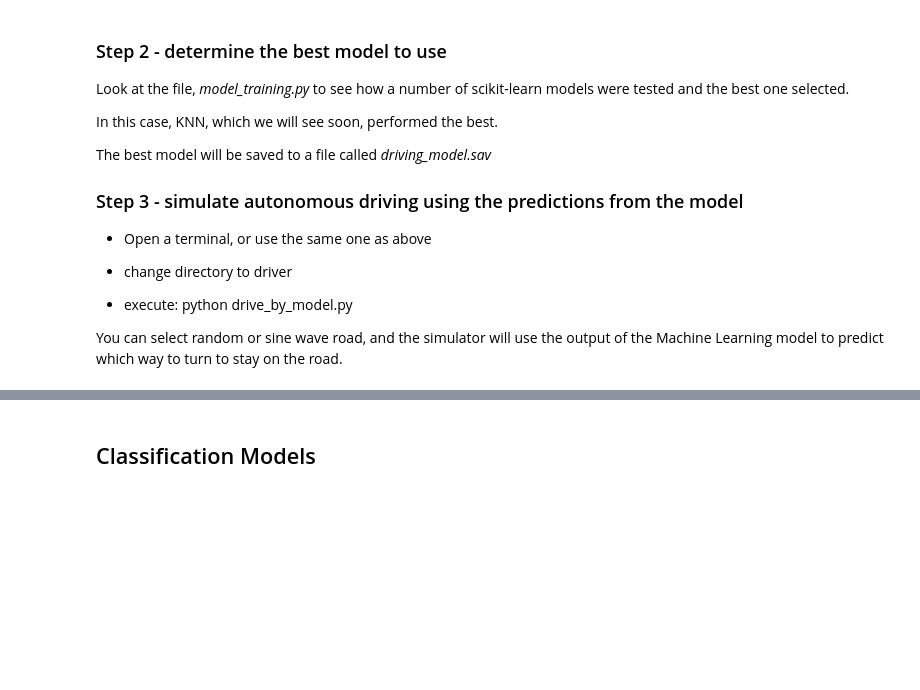
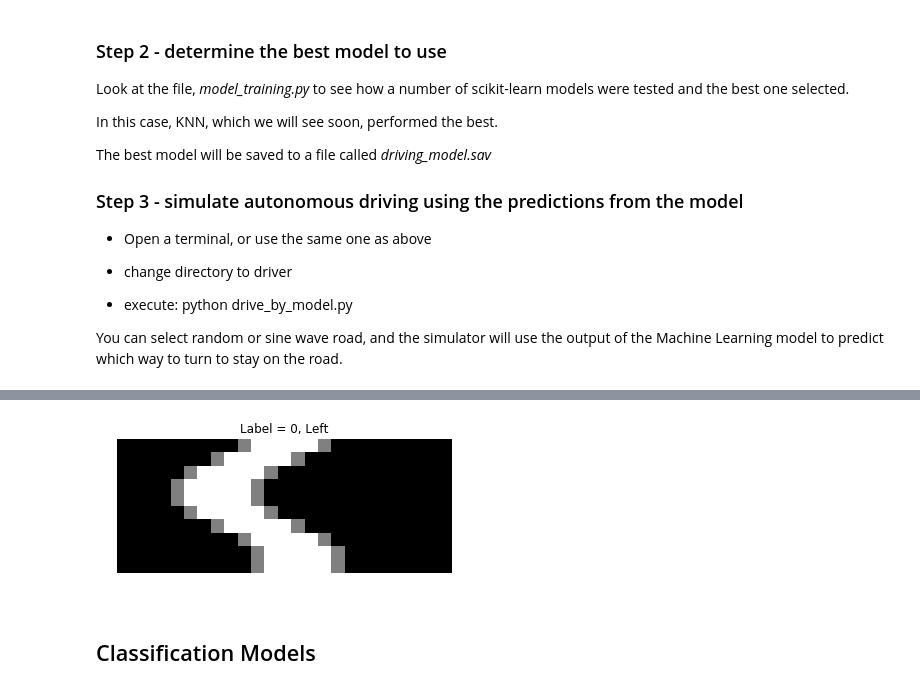
Before and after one commit to youngsoul/supervised-machine-learning-with-scikit-learn, a Jupyter notebook: SupervisedLearningWithScikitLearn.ipynb, the cells around one changed output, grey strips where cells are left out. Drawn from its saved outputs; the diff is of its cells as text; code cells hidden in the pictures; blank space fills up the shorter version.

```diff
--- a/SupervisedLearningWithScikitLearn.ipynb
+++ b/SupervisedLearningWithScikitLearn.ipynb
@@ -272,3 +302,8 @@ You can select random or sine wave road, and the simulator will use the output o
+# %%
+row = 66
+show_road(matrix[row][1:], "Label = {}, {}".format(matrix[row][0], direction[matrix[row][0]]))
+# %% [output]
+[figure, added]
 # %% [markdown]
 ## Classification Models
 # %% [markdown]
```
Also changed, not shown: parts of 4 cells of this notebook.
